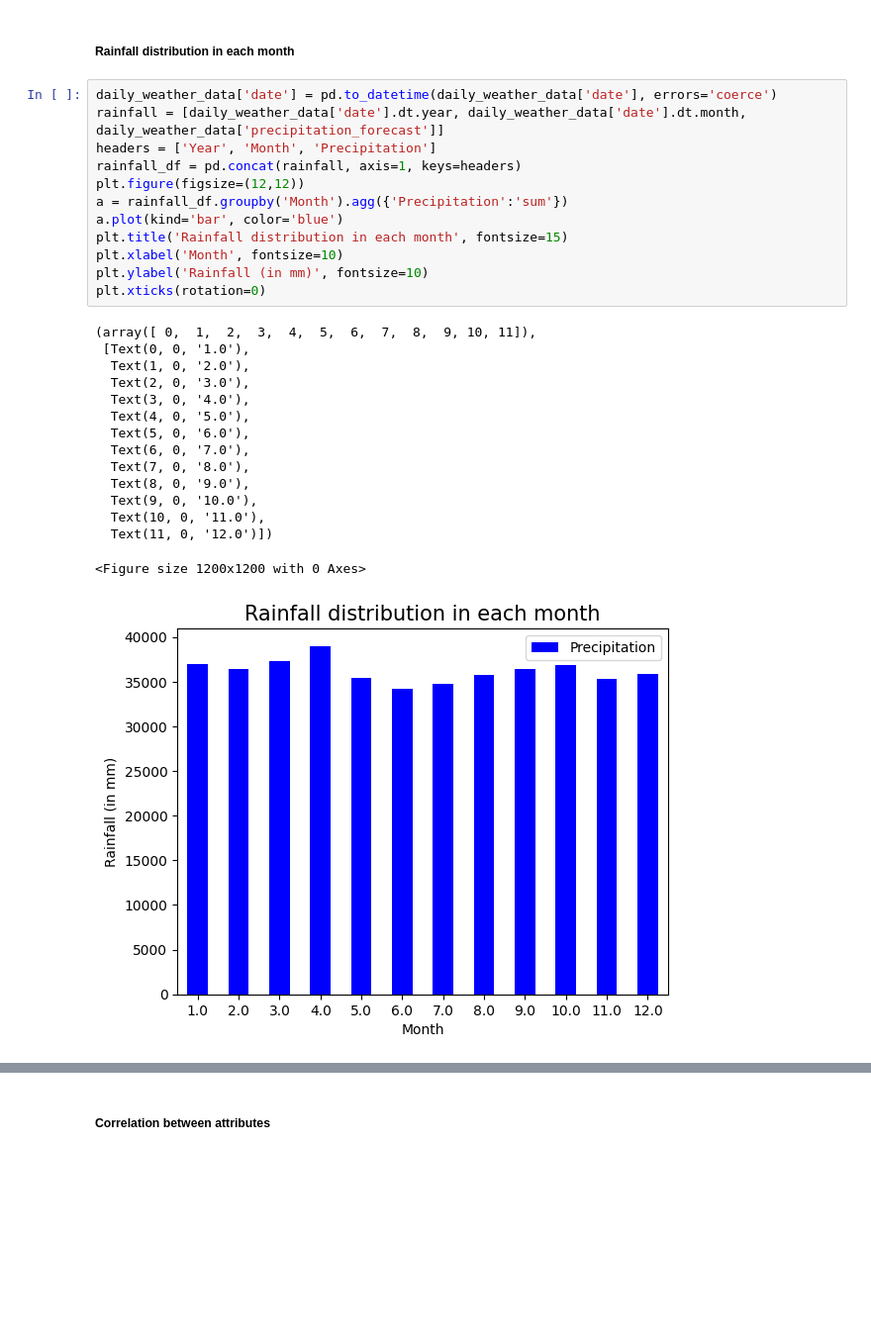
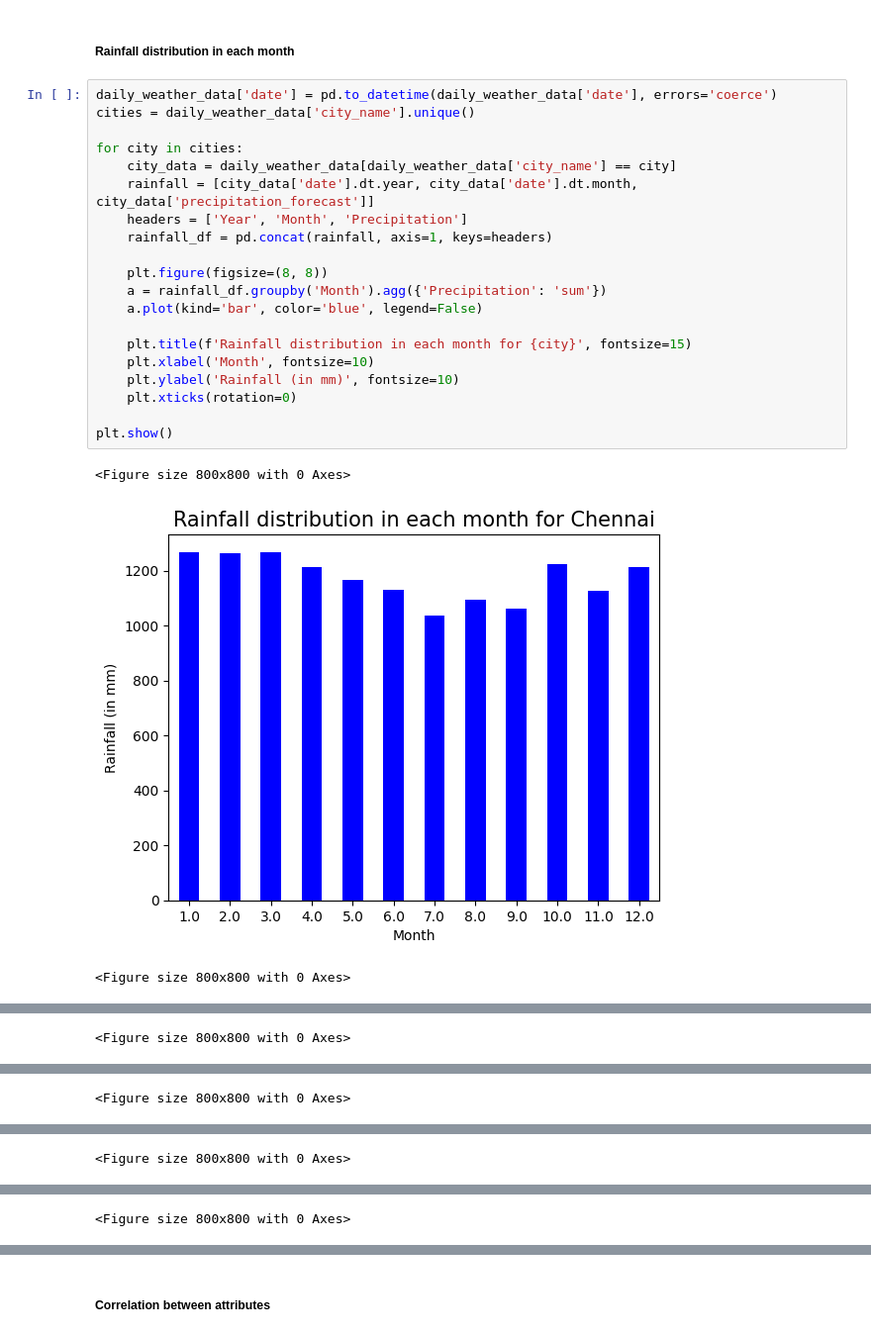
Before and after one commit to AmanT0mar/Rainy-Model, a Jupyter notebook: modular/notebook.ipynb, the cells around one changed output, grey strips where cells are left out. Shown at 99% size. Cells and saved outputs as stored; diff of their text form; blank space fills up the shorter version.

```diff
--- a/modular/notebook.ipynb
+++ b/modular/notebook.ipynb
@@ -136,29 +135,25 @@ daily_weather_data.describe()
 ##### Rainfall distribution in each month
 # %%
 daily_weather_data['date'] = pd.to_datetime(daily_weather_data['date'], errors='coerce')
-rainfall = [daily_weather_data['date'].dt.year, daily_weather_data['date'].dt.month, daily_weather_data['precipitation_forecast']]
-headers = ['Year', 'Month', 'Precipitation']
-rainfall_df = pd.concat(rainfall, axis=1, keys=headers)
-plt.figure(figsize=(12,12))
-a = rainfall_df.groupby('Month').agg({'Precipitation':'sum'})
-a.plot(kind='bar', color='blue')
-plt.title('Rainfall distribution in each month', fontsize=15)
-plt.xlabel('Month', fontsize=10)
-plt.ylabel('Rainfall (in mm)', fontsize=10)
-plt.xticks(rotation=0)
+cities = daily_weather_data['city_name'].unique()
+
+for city in cities:
+    city_data = daily_weather_data[daily_weather_data['city_name'] == city]
+    rainfall = [city_data['date'].dt.year, city_data['date'].dt.month, city_data['precipitation_forecast']]
+    headers = ['Year', 'Month', 'Precipitation']
+    rainfall_df = pd.concat(rainfall, axis=1, keys=headers)
+
+    plt.figure(figsize=(8, 8))
+    a = rainfall_df.groupby('Month').agg({'Precipitation': 'sum'})
+    a.plot(kind='bar', color='blue', legend=False)
+
+    plt.title(f'Rainfall distribution in each month for {city}', fontsize=15)
+    plt.xlabel('Month', fontsize=10)
+    plt.ylabel('Rainfall (in mm)', fontsize=10)
+    plt.xticks(rotation=0)
+
+plt.show()
 # %% [output]
-(array([ 0,  1,  2,  3,  4,  5,  6,  7,  8,  9, 10, 11]),
- [Text(0, 0, '1.0'),
-  Text(1, 0, '2.0'),
-  Text(2, 0, '3.0'),
-  Text(3, 0, '4.0'),
-  Text(4, 0, '5.0'),
-  Text(5, 0, '6.0'),
-  Text(6, 0, '7.0'),
-  Text(7, 0, '8.0'),
-  Text(8, 0, '9.0'),
-  Text(9, 0, '10.0'),
-  Text(10, 0, '11.0'),
-  Text(11, 0, '12.0')])
+<Figure size 800x800 with 0 Axes>
+[figure, new version]
-<Figure size 1200x1200 with 0 Axes>
+<Figure size 800x800 with 0 Axes>
-[figure, old version]
@@ -164,0 +161 @@ plt.xticks(rotation=0)
+<Figure size 800x800 with 0 Axes>
@@ -164,0 +163 @@ plt.xticks(rotation=0)
+<Figure size 800x800 with 0 Axes>
@@ -164,0 +165 @@ plt.xticks(rotation=0)
+<Figure size 800x800 with 0 Axes>
@@ -164,0 +167 @@ plt.xticks(rotation=0)
+<Figure size 800x800 with 0 Axes>
```
Also changed, not shown: parts of 7 cells of this notebook, 42 other files.
